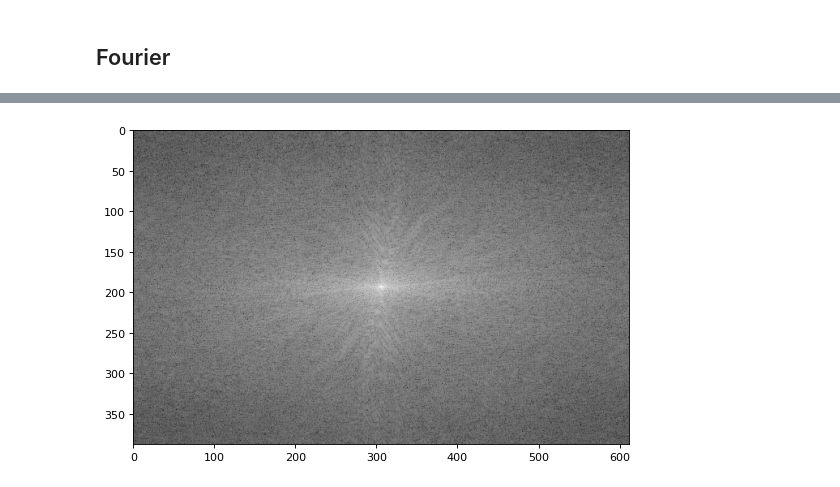
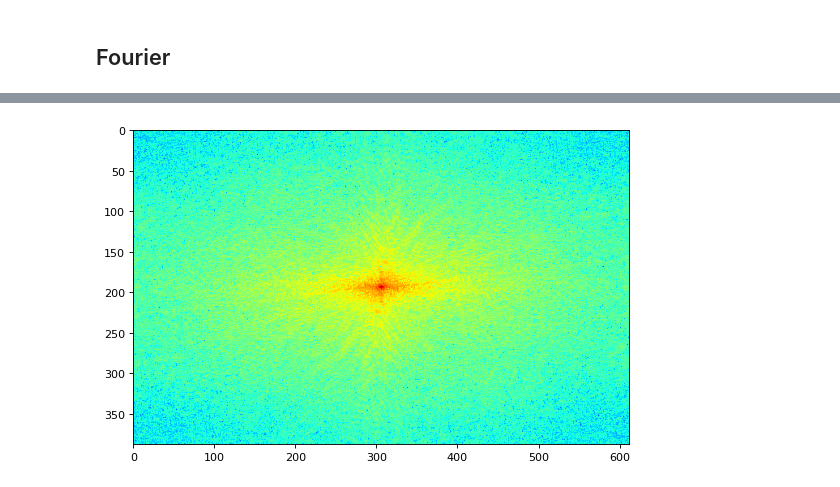
Before and after one commit to gonzagrau/PAIByB, a Jupyter notebook: GUIA1/a01_est_var.ipynb, the cells around one changed output, grey strips where cells are left out. Drawn from its saved outputs; the diff is of its cells as text; code cells hidden in the pictures.

```diff
--- a/GUIA1/a01_est_var.ipynb
+++ b/GUIA1/a01_est_var.ipynb
@@ -76,10 +86,10 @@ dma=9.750
 # %%
 img = cv2.imread('PAIByB-2/Pie2-1.tif',cv2.IMREAD_GRAYSCALE)
 
-img_ft = np.fft.fftshift(np.fft.fft2(img))
+img_psd = np.abs(np.fft.fftshift(np.fft.fft2(img)))**2
 
 plt.figure(num=None, figsize=(8, 6), dpi=80)
-plt.imshow(np.log(abs(img_ft)), cmap='gray')
+plt.imshow(np.log(img_psd), cmap='jet')
 plt.show()
 # %% [output]
-[figure, old version]
+[figure, new version]
```
Also changed, not shown: parts of 2 cells of this notebook.
